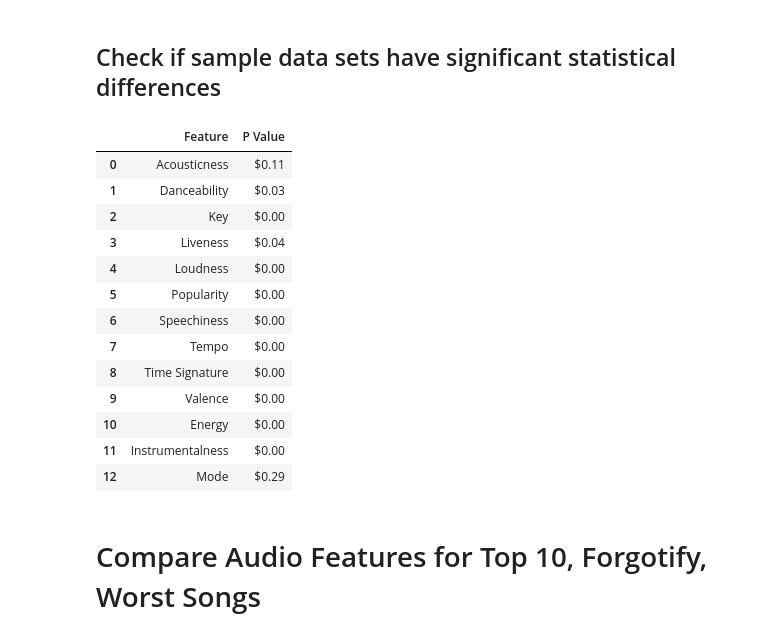
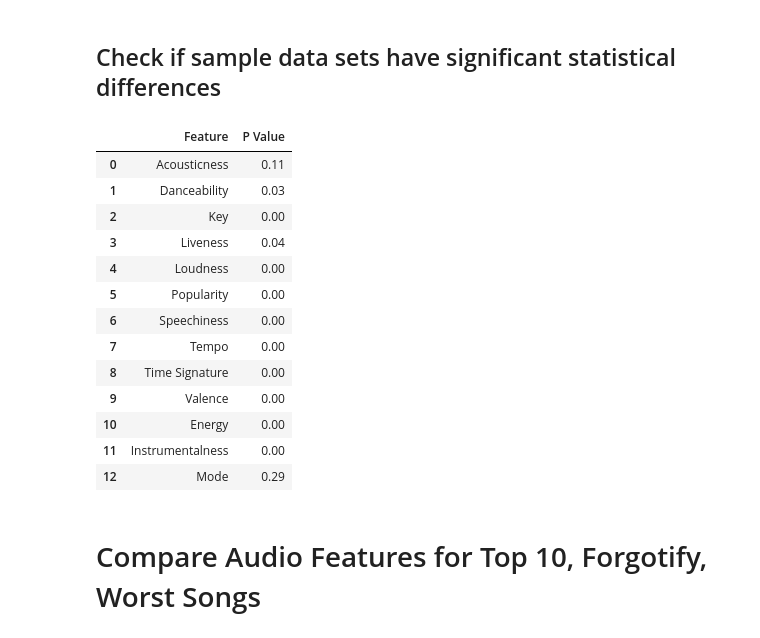
Before and after one commit to kd017/TeamScrapyProject1, a Jupyter notebook: visualize_feature_comparison.ipynb, the cells around one changed output. Saved outputs shown, nothing was run; the diff lists cells and outputs as text; code cells hidden in the pictures.

Commit message:
Fixed p-value formatting

```diff
--- a/visualize_feature_comparison.ipynb
+++ b/visualize_feature_comparison.ipynb
@@ -86,28 +86,28 @@ worst_song_data_df
 # %%
 import scipy.stats as stats
 g1 =  top_10_df.drop(['Track Name', 'Artist', 'Label', 'Streams'], axis=1)
 g2 = worst_song_data_df.drop(['Track Name', 'Artist', 'Label'], axis=1)
 g3 = forgotify_data_df.drop(['Track Name', 'Artist', 'Label'], axis=1)
 # Use ANOVA to Compute P Value
 s = stats.f_oneway(g1, g2, g3)
 pv_df = pd.DataFrame({'Feature':g1.columns, 'P Value':s.pvalue})
-pv_df['P Value'] = pv_df['P Value'].map('${:.2f}'.format)
+pv_df['P Value'] = pv_df['P Value'].map('{:.2f}'.format)
 pv_df
 # %% [output]
 |  | Feature | P Value |
-| 0 | Acousticness | $0.11 |
-| 1 | Danceability | $0.03 |
-| 2 | Key | $0.00 |
-| 3 | Liveness | $0.04 |
-| 4 | Loudness | $0.00 |
-| 5 | Popularity | $0.00 |
-| 6 | Speechiness | $0.00 |
-| 7 | Tempo | $0.00 |
-| 8 | Time Signature | $0.00 |
-| 9 | Valence | $0.00 |
-| 10 | Energy | $0.00 |
-| 11 | Instrumentalness | $0.00 |
-| 12 | Mode | $0.29 |
+| 0 | Acousticness | 0.11 |
+| 1 | Danceability | 0.03 |
+| 2 | Key | 0.00 |
+| 3 | Liveness | 0.04 |
+| 4 | Loudness | 0.00 |
+| 5 | Popularity | 0.00 |
+| 6 | Speechiness | 0.00 |
+| 7 | Tempo | 0.00 |
+| 8 | Time Signature | 0.00 |
+| 9 | Valence | 0.00 |
+| 10 | Energy | 0.00 |
+| 11 | Instrumentalness | 0.00 |
+| 12 | Mode | 0.29 |
 # %% [markdown]
 # Compare Audio Features for Top 10, Forgotify, Worst Songs
 # %%
```
